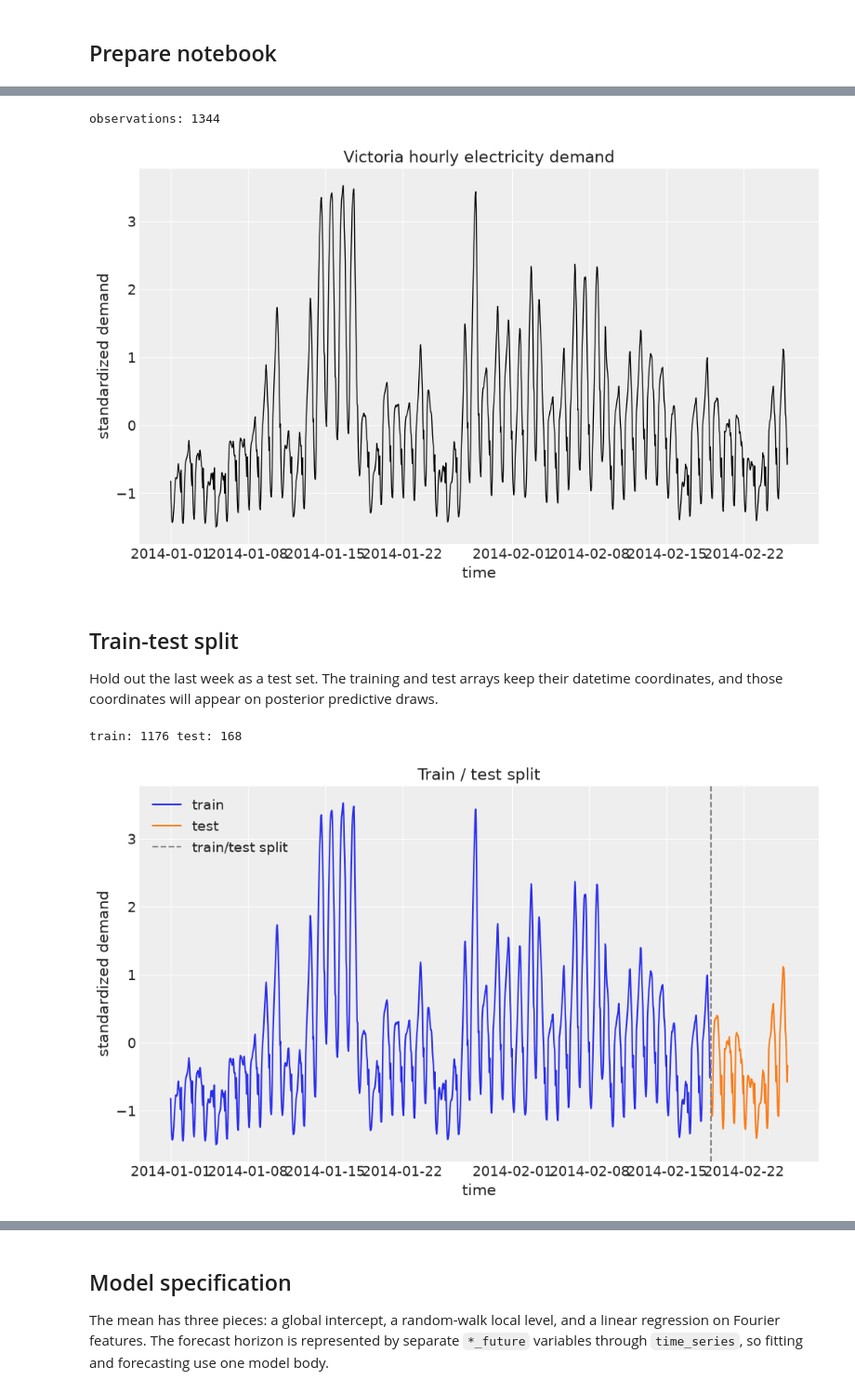
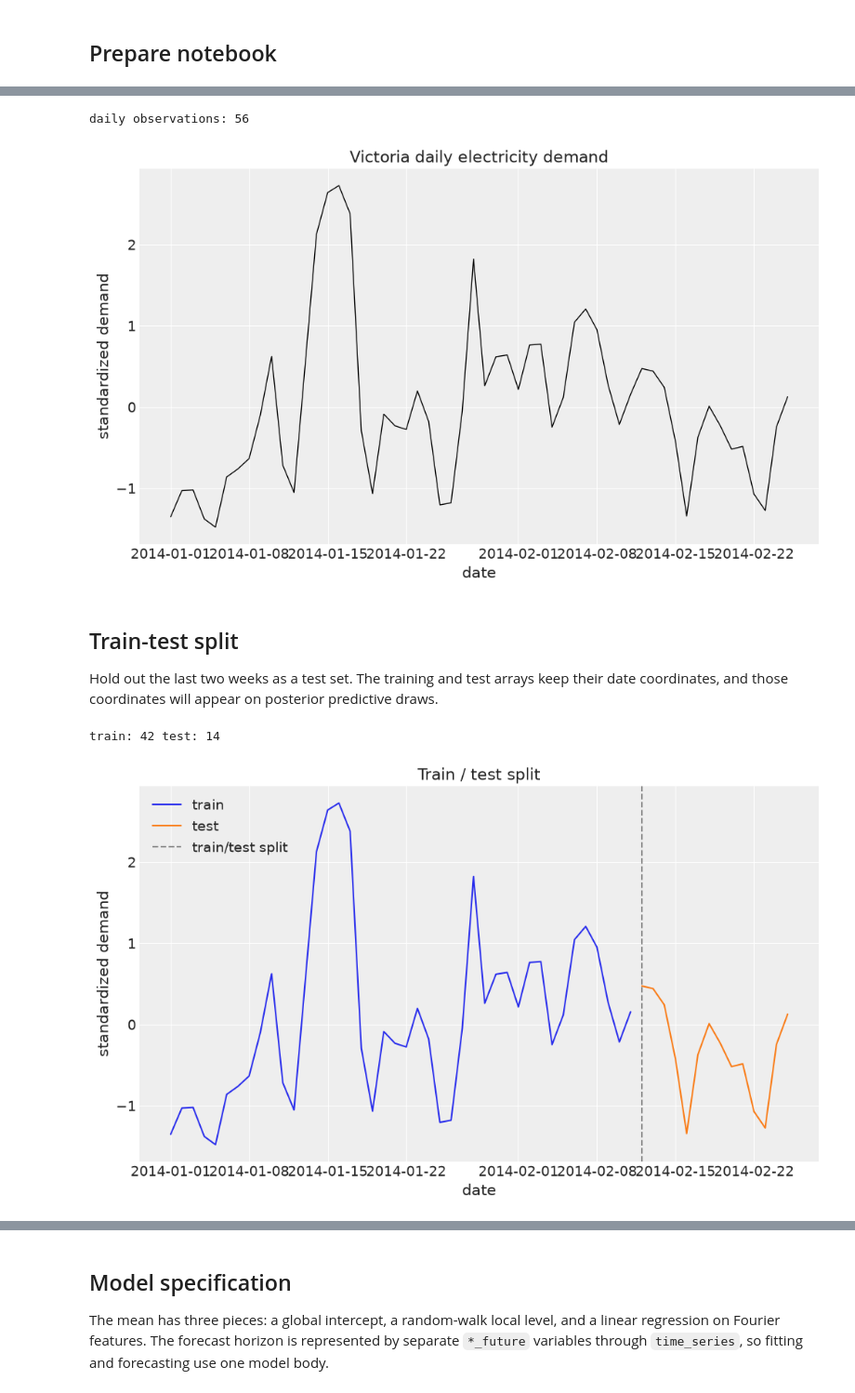
Before and after one commit to pymc-labs/pymc-forecast, a Jupyter notebook: docs/examples/forecasting_univariate.ipynb, the cells around one changed output, grey strips where cells are left out. Shown at 93% size. Cells and saved outputs as stored; diff of their text form; code cells hidden in the pictures.

```diff
--- a/docs/examples/forecasting_univariate.ipynb
+++ b/docs/examples/forecasting_univariate.ipynb
@@ -51,39 +59,40 @@ the demand to keep weakly informative priors on a convenient scale.
 # %%
-demand, temperature = load_victoria_electricity()
-y = ((demand - demand.mean()) / demand.std()).rename("standardized_demand")
+demand_hourly, temperature_hourly = load_victoria_electricity()
+demand_daily = demand_hourly.resample({TIME_DIM: "D"}).mean()
+y = ((demand_daily - demand_daily.mean()) / demand_daily.std()).rename("standardized_demand")
 duration = y.sizes[TIME_DIM]
-print("observations:", duration)
+print("daily observations:", duration)
 
 fig, ax = plt.subplots()
 ax.plot(y[TIME_DIM].values, y.values, color="black", lw=1)
-ax.set(title="Victoria hourly electricity demand", xlabel="time", ylabel="standardized demand")
+ax.set(title="Victoria daily electricity demand", xlabel="date", ylabel="standardized demand")
 plt.show()
 # %% [output]
-observations: 1344
+daily observations: 56
-[figure, old version]
+[figure, new version]
 # %% [markdown]
 ## Train-test split
 
-Hold out the last week as a test set. The training and test arrays keep their datetime
+Hold out the last two weeks as a test set. The training and test arrays keep their date
 coordinates, and those coordinates will appear on posterior predictive draws.
 # %%
-TEST_WINDOW = 24 * 7
+TEST_WINDOW = 14
 T1 = duration - TEST_WINDOW
 
 y_train = y.isel({TIME_DIM: slice(None, T1)})
 y_test = y.isel({TIME_DIM: slice(T1, None)})
 print("train:", y_train.sizes[TIME_DIM], "test:", y_test.sizes[TIME_DIM])
 
 fig, ax = plt.subplots()
 ax.plot(y_train[TIME_DIM].values, y_train.values, color="C0", label="train")
 ax.plot(y_test[TIME_DIM].values, y_test.values, color="C1", label="test")
 ax.axvline(y_test[TIME_DIM].values[0], color="gray", ls="--", label="train/test split")
 ax.legend(loc="upper left")
-ax.set(title="Train / test split", xlabel="time", ylabel="standardized demand")
+ax.set(title="Train / test split", xlabel="date", ylabel="standardized demand")
 plt.show()
 # %% [output]
-train: 1176 test: 168
+train: 42 test: 14
-[figure, old version]
+[figure, new version]
 # %% [markdown]
 ## Seasonal features
 
```
Also changed, not shown: parts of 14 cells of this notebook, 1 other file.
